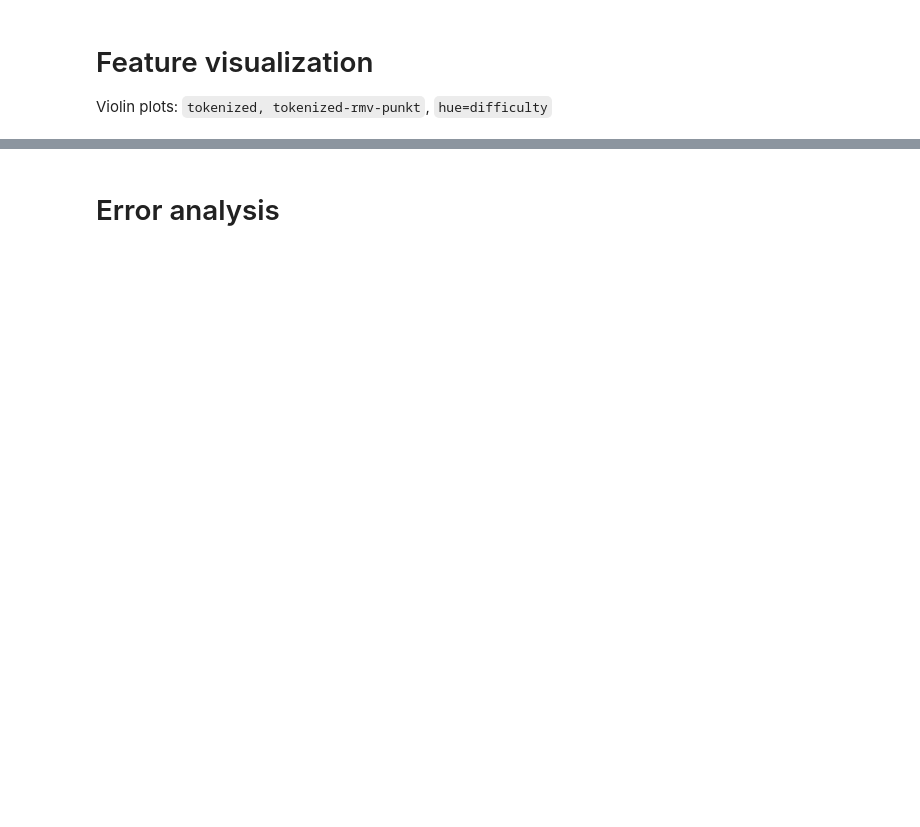
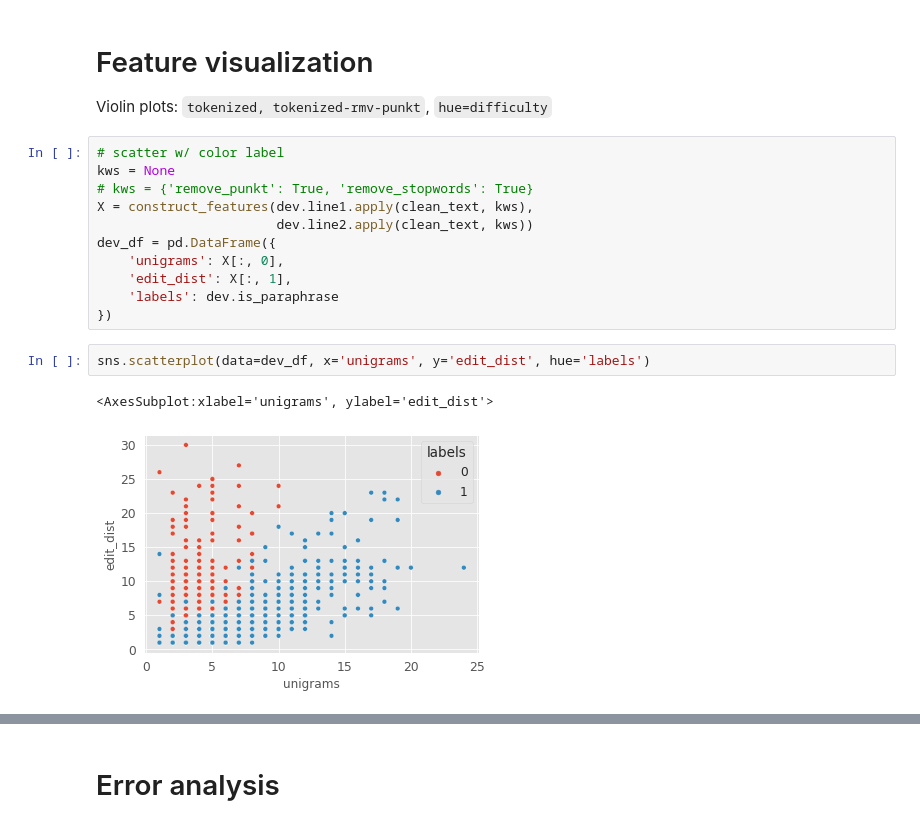
Before and after one commit to RuolinZheng08/ttic31190-natural-language-processing, a Jupyter notebook: hw4/mlp-results-analysis.ipynb, the cells around one changed output, grey strips where cells are left out. Cells and saved outputs as stored; diff of their text form; blank space fills up the shorter version.

```diff
--- a/hw4/mlp-results-analysis.ipynb
+++ b/hw4/mlp-results-analysis.ipynb
@@ -142,3 +192,19 @@ sns.stripplot(data=df, x='variable', y='value', hue='dataset', jitter=False)
 # Feature visualization
 
 Violin plots: `tokenized, tokenized-rmv-punkt`, `hue=difficulty`
+# %%
+# scatter w/ color label
+kws = None
+# kws = {'remove_punkt': True, 'remove_stopwords': True}
+X = construct_features(dev.line1.apply(clean_text, kws),
+                       dev.line2.apply(clean_text, kws))
+dev_df = pd.DataFrame({
+    'unigrams': X[:, 0],
+    'edit_dist': X[:, 1],
+    'labels': dev.is_paraphrase
+})
+# %%
+sns.scatterplot(data=dev_df, x='unigrams', y='edit_dist', hue='labels')
+# %% [output]
+<AxesSubplot:xlabel='unigrams', ylabel='edit_dist'>
+[figure, added]
```
Also changed, not shown: parts of 12 cells of this notebook.
